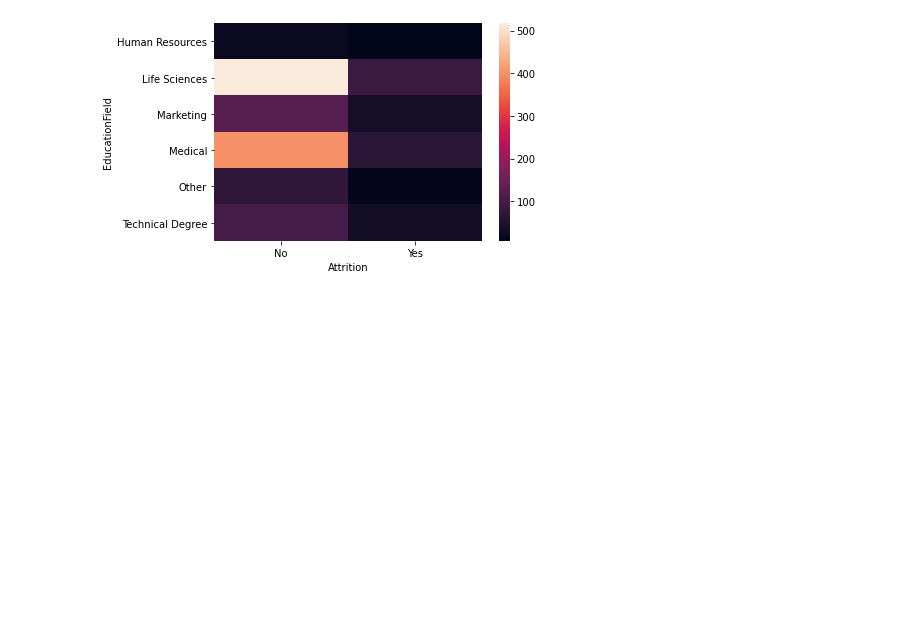
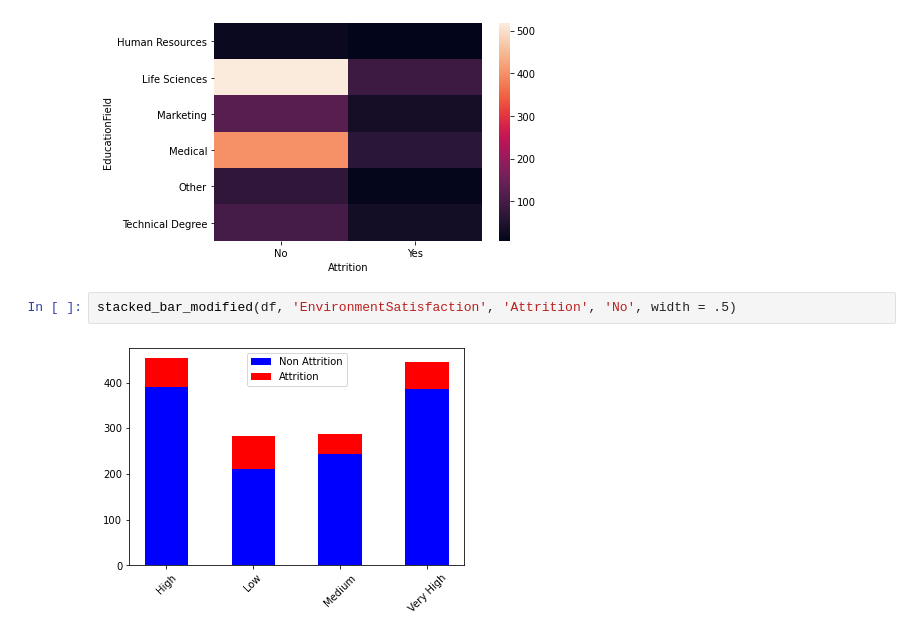
Before and after one commit to Nella796/Springboard, a Jupyter notebook: Capstone 2/Capstone 2 EDA-Copy1.ipynb, the cells around one changed output. Drawn from its saved outputs; the diff is of its cells as text; blank space fills up the shorter version.

```diff
--- a/Capstone 2/Capstone 2 EDA-Copy1.ipynb
+++ b/Capstone 2/Capstone 2 EDA-Copy1.ipynb
@@ -140,3 +181,7 @@ chi2_contingency(field_cross)
         [ 68.77959184,  13.22040816],
         [110.71836735,  21.28163265]]))
 [figure]
+# %%
+stacked_bar_modified(df, 'EnvironmentSatisfaction', 'Attrition', 'No', width = .5)
+# %% [output]
+[figure, added]
```
Also changed, not shown: parts of 31 cells of this notebook.
